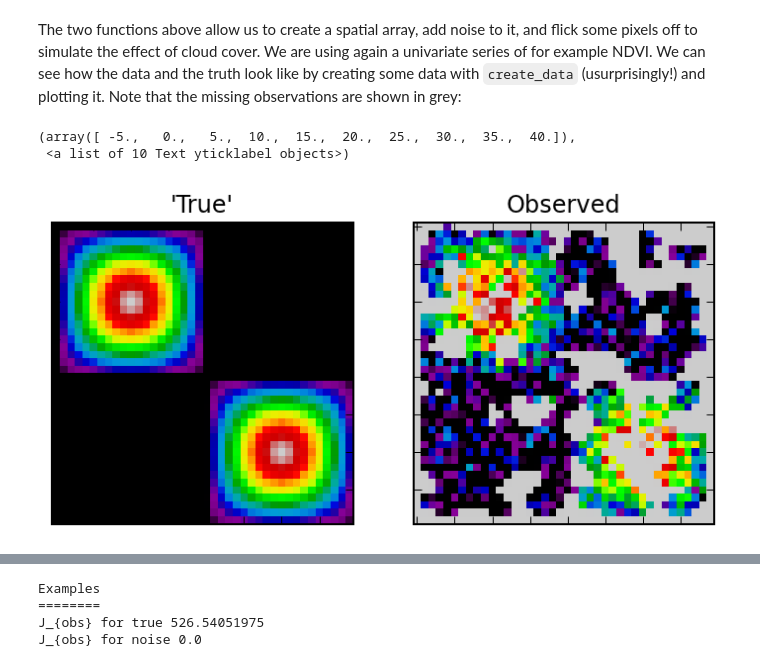
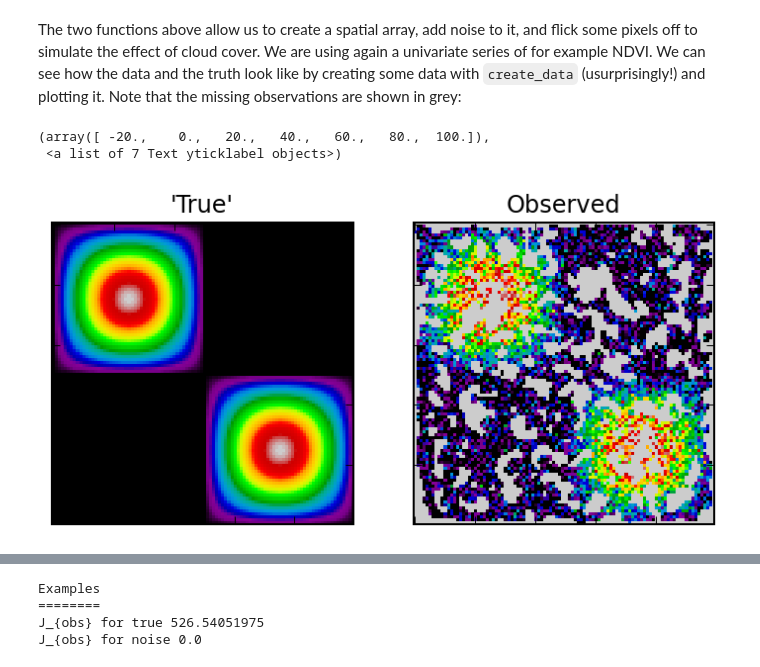
Before and after one commit to maxchernet/toy_eoldas, a Jupyter notebook: SpatialSmoothing.ipynb, the cells around one changed output, grey strips where cells are left out. Cells and saved outputs as stored; diff of their text form; code cells hidden in the pictures.

```diff
--- a/SpatialSmoothing.ipynb
+++ b/SpatialSmoothing.ipynb
@@ -81,28 +81,28 @@ def create_data ( nr,nc,n_per=1, noise=0.15, obs_off=0.33, \
 # %% [markdown]
 The two functions above allow us to create a spatial array, add noise to it, and flick some pixels off to simulate the effect of cloud cover. We are using again a univariate series of for example NDVI. We can see how the data and the truth look like by creating some data with `create_data` (usurprisingly!) and plotting it. Note that the missing observations are shown in grey:
 # %%
-rows = 40
-cols = 40
+rows = 100
+cols = 100
 sigma_obs = 0.15
 rows, cols, ndvi_true, ndvi_obs, qa_flag = create_data ( rows, cols )
 
 cmap=plt.cm.spectral
 cmap.set_bad('0.8')
 plt.subplot ( 1,2,1 )
 plt.imshow ( ndvi_true, interpolation='nearest', vmin=0, vmax=1, cmap=cmap )
 plt.xticks(visible=False)
 plt.yticks(visible=False)
 plt.title("'True'")
 plt.subplot ( 1,2,2)
 plt.title("Observed")
 plt.imshow ( np.ma.array(ndvi_obs,mask=qa_flag==0), \
     interpolation='nearest', vmin=0, vmax=1, cmap=cmap )
 plt.xticks(visible=False)
 plt.yticks(visible=False)
 # %% [output]
-(array([ -5.,   0.,   5.,  10.,  15.,  20.,  25.,  30.,  35.,  40.]),
- <a list of 10 Text yticklabel objects>)
+(array([ -20.,    0.,   20.,   40.,   60.,   80.,  100.]),
+ <a list of 7 Text yticklabel objects>)
-[figure, old version]
+[figure, new version]
 # %% [markdown]
 From `NDVI_smooothing.ipynb`, we know what the assumptions are:
 
```
Also changed, not shown: parts of 2 cells of this notebook.
